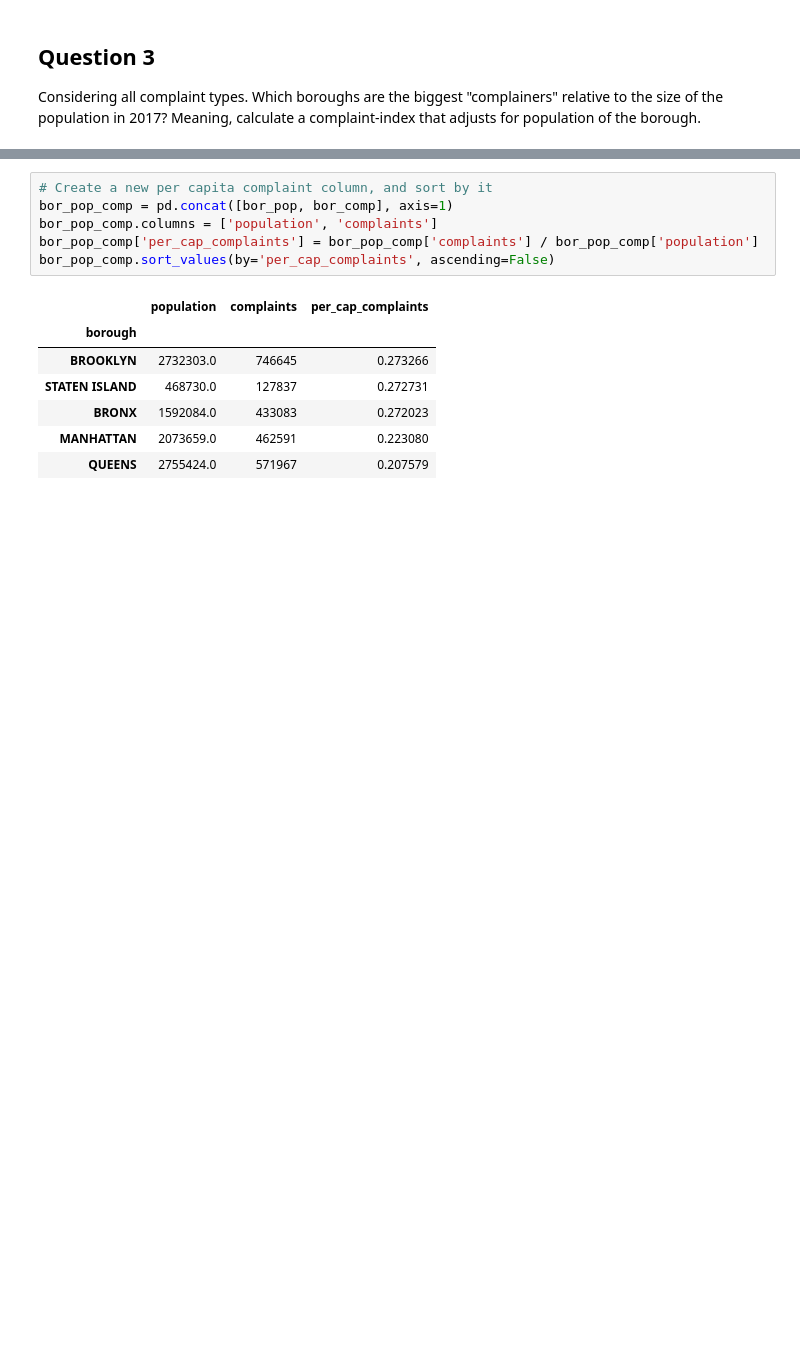
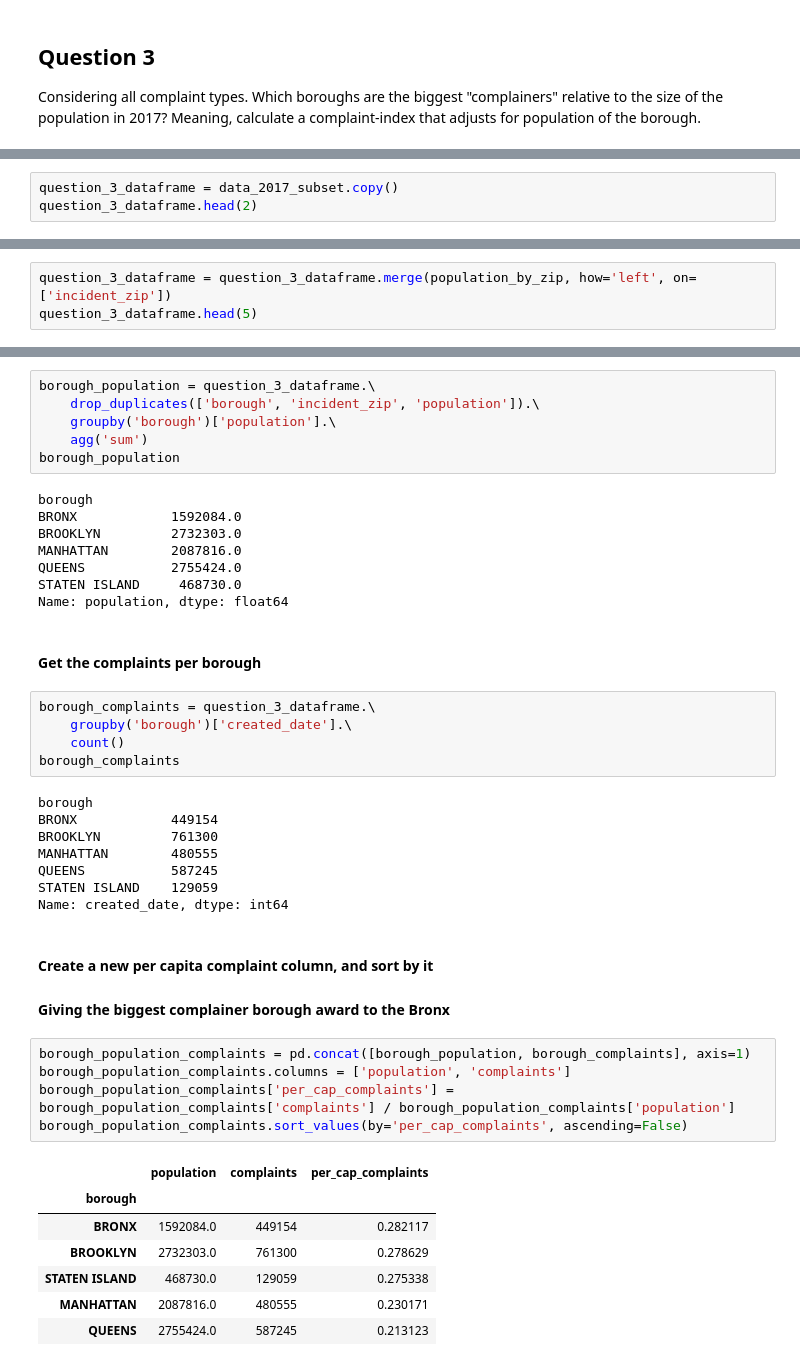
Before and after one commit to gato-rapido/complaint-cleanup, a Jupyter notebook: work/311.ipynb, the cells around one changed output, grey strips where cells are left out. Cells and saved outputs as stored; diff of their text form; blank space fills up the shorter version.

```diff
--- a/work/311.ipynb
+++ b/work/311.ipynb
@@ -331,0 +376,3 @@ Name: unique_key, dtype: int64
+# %%
+question_3_dataframe = data_2017_subset.copy()
+question_3_dataframe.head(2)
@@ -331,0 +385,3 @@ Name: unique_key, dtype: int64
+# %%
+question_3_dataframe = question_3_dataframe.merge(population_by_zip, how='left', on=['incident_zip'])
+question_3_dataframe.head(5)
@@ -332,14 +397,45 @@ Name: unique_key, dtype: int64
+# %%
+borough_population = question_3_dataframe.\
+    drop_duplicates(['borough', 'incident_zip', 'population']).\
+    groupby('borough')['population'].\
+    agg('sum')
+borough_population
+# %% [output]
+borough
+BRONX            1592084.0
+BROOKLYN         2732303.0
+MANHATTAN        2087816.0
+QUEENS           2755424.0
+STATEN ISLAND     468730.0
+Name: population, dtype: float64
+# %% [markdown]
+#### Get the complaints per borough
+# %%
+borough_complaints = question_3_dataframe.\
+    groupby('borough')['created_date'].\
+    count()
+borough_complaints
+# %% [output]
+borough
+BRONX            449154
+BROOKLYN         761300
+MANHATTAN        480555
+QUEENS           587245
+STATEN ISLAND    129059
+Name: created_date, dtype: int64
+# %% [markdown]
+#### Create a new per capita complaint column, and sort by it
+#### Giving the biggest complainer borough award to the Bronx
 # %%
-# Create a new per capita complaint column, and sort by it
-bor_pop_comp = pd.concat([bor_pop, bor_comp], axis=1)
-bor_pop_comp.columns = ['population', 'complaints']
-bor_pop_comp['per_cap_complaints'] = bor_pop_comp['complaints'] / bor_pop_comp['population']
-bor_pop_comp.sort_values(by='per_cap_complaints', ascending=False)
+borough_population_complaints = pd.concat([borough_population, borough_complaints], axis=1)
+borough_population_complaints.columns = ['population', 'complaints']
+borough_population_complaints['per_cap_complaints'] = borough_population_complaints['complaints'] / borough_population_complaints['population']
+borough_population_complaints.sort_values(by='per_cap_complaints', ascending=False)
 # %% [output]
 |  | population | complaints | per_cap_complaints |
 | borough |  |  |  |
-| BROOKLYN | 2732303.0 | 746645 | 0.273266 |
-| STATEN ISLAND | 468730.0 | 127837 | 0.272731 |
-| BRONX | 1592084.0 | 433083 | 0.272023 |
-| MANHATTAN | 2073659.0 | 462591 | 0.223080 |
-| QUEENS | 2755424.0 | 571967 | 0.207579 |
+| BRONX | 1592084.0 | 449154 | 0.282117 |
+| BROOKLYN | 2732303.0 | 761300 | 0.278629 |
+| STATEN ISLAND | 468730.0 | 129059 | 0.275338 |
+| MANHATTAN | 2087816.0 | 480555 | 0.230171 |
+| QUEENS | 2755424.0 | 587245 | 0.213123 |
```
Also changed, not shown: parts of 65 cells of this notebook.
